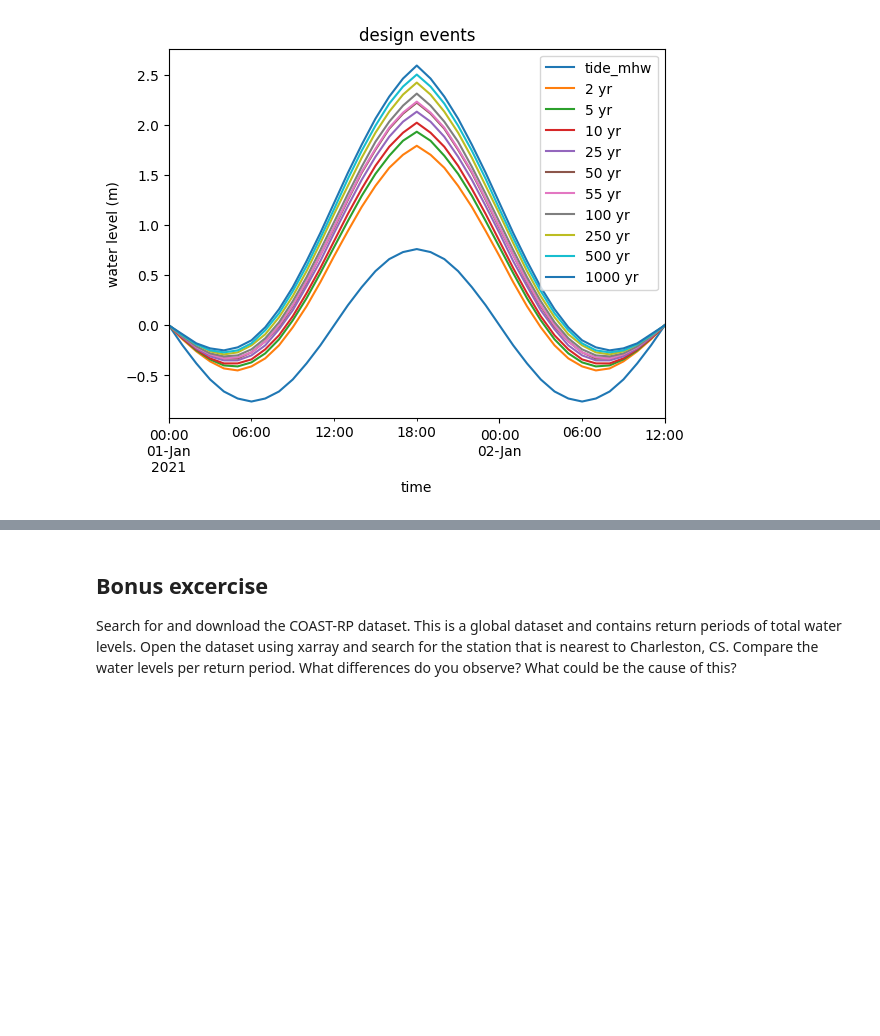
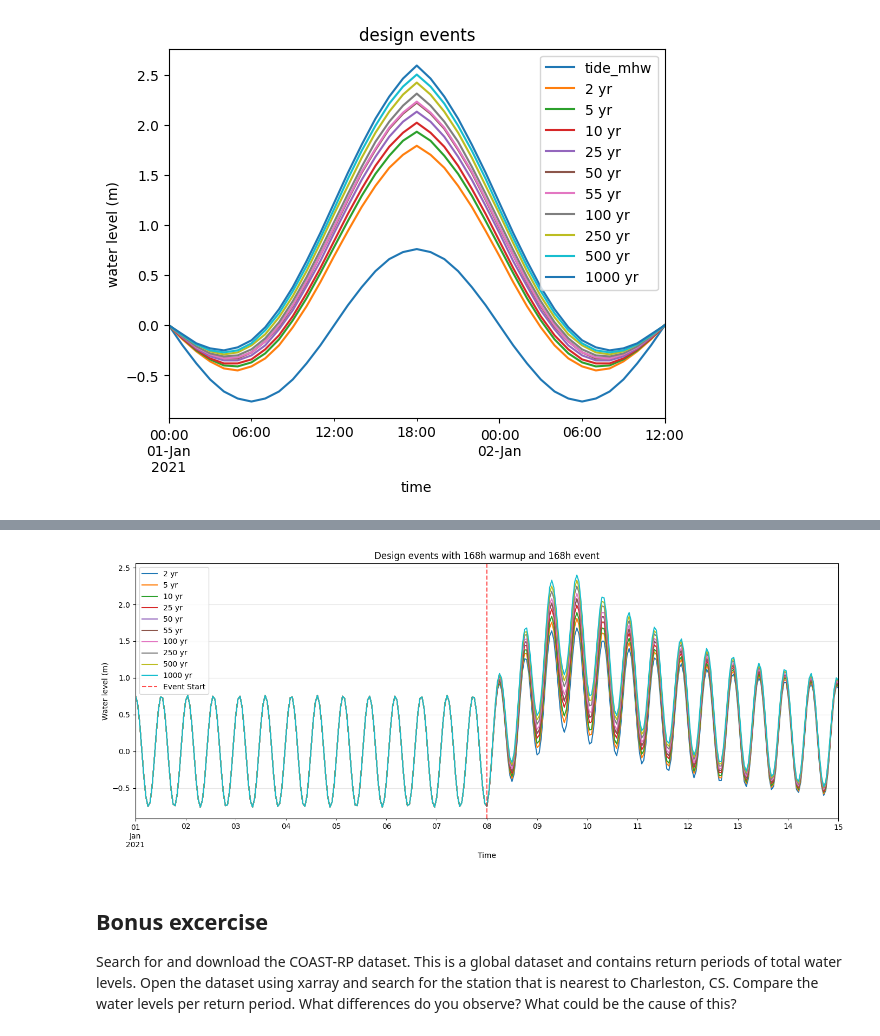
Before and after one commit to sd-59/Assignment_2_Coastal_flood_hazard_assessment-, a Jupyter notebook: notebooks/02_frequency_analysis_Fort_Pulaski.ipynb, the cells around one changed output, grey strips where cells are left out. Saved outputs shown, nothing was run; the diff lists cells and outputs as text; code cells hidden in the pictures; blank space fills up the shorter version.

Commit message:
Added warmup to freq datasets

```diff
--- a/notebooks/02_frequency_analysis_Fort_Pulaski.ipynb
+++ b/notebooks/02_frequency_analysis_Fort_Pulaski.ipynb
@@ -507,3 +507,90 @@ plt.ylabel('water level (m)')
 # %% [output]
 Text(0, 0.5, 'water level (m)')
 [figure]
+# %%
+import numpy as np
+import pandas as pd
+import matplotlib.pyplot as plt
+
+# User inputs
+warmup_duration = 168  # 7 days warmup (in hours)
+event_duration = 168   # 7 days event (in hours)
+mhw = 0.758
+
+# Total simulation duration
+total_duration = warmup_duration + event_duration
+
+# Create extended hydrograph with integer index first
+hydrograph = pd.DataFrame(
+    index = np.arange(0, total_duration+1),
+    data = {
+        'surge': np.zeros(total_duration+1),
+        'tide_mhw': np.cos(np.arange(0, total_duration+1)/12.42*2*np.pi)*mhw,
+    }
+)
+hydrograph.index.name = 'time'
+
+# Event period: surge starts after warmup
+peak_time = warmup_duration + 36  # Peak occurs 36 hours after event starts
+
+# Rising limb (from end of warmup to peak)
+rise_indices = np.arange(warmup_duration, peak_time+1)
+hydrograph.loc[rise_indices, 'surge'] = np.linspace(0, 1, len(rise_indices))
+
+# Recession limb (from peak to end) - exponential decay
+recession_indices = np.arange(peak_time, total_duration+1)
+recession_hours = np.arange(0, len(recession_indices))
+decay_rate = 0.015
+hydrograph.loc[recession_indices, 'surge'] = np.exp(-decay_rate * recession_hours)
+
+# IMPORTANT: Combine surge with tide for each return period
+# This applies to the ENTIRE time series (warmup + event)
+for rp in return_periods:
+    htot = df['absolute sealevel (m)'].loc[df['return periods (yrs)'] == rp].values[0]
+    surge_amplitude = htot - mhw
+    # This calculation applies to all rows, including warmup where surge=0
+    hydrograph[rp] = hydrograph['surge'] * surge_amplitude + hydrograph['tide_mhw']
+
+# BEFORE converting to datetime, verify warmup is included
+print("\nVerifying warmup period in return period columns:")
+print(hydrograph.iloc[:5])  # First 5 hours (warmup)
+print(f"\nAt warmup hour 0:")
+print(f"  surge: {hydrograph.loc[0, 'surge']}")
+print(f"  tide_mhw: {hydrograph.loc[0, 'tide_mhw']:.3f}")
+for rp in return_periods[:2]:  # Check first 2 return periods
+    print(f"  {rp}yr: {hydrograph.loc[0, rp]:.3f}")
+
+# Keep or drop surge and tide_mhw columns as needed
+# Option A: Keep them for reference
+# (no action needed)
+
+# Option B: Drop them to save only return period data
+hydrograph = hydrograph.drop(columns=['surge', 'tide_mhw'])
+
+# Convert to datetime
+t0 = pd.to_datetime('2021-01-01 00:00:00')
+hydrograph.index = pd.to_timedelta(hydrograph.index, unit='h') + t0
+hydrograph = hydrograph.round(2)
+
+# Save the design hydrographs to csv
+hydrograph.to_csv(obs_folder.joinpath(f'design_hydrographs_full_{station_id}.csv'))
+
+# Verify save
+print(f"\nSaved {len(hydrograph)} rows to CSV")
+print(f"Columns saved: {list(hydrograph.columns)}")
+
+# Plot
+event_start_time = t0 + pd.Timedelta(hours=warmup_duration)
+hydrograph_plot = hydrograph.rename(columns={rp: f'{rp} yr' for rp in return_periods})
+fig, ax = plt.subplots(1, 1, figsize=(14, 6))
+hydrograph_plot.plot(ax=ax)
+ax.axvline(event_start_time, color='red', linestyle='--', linewidth=1.5,
+           label='Event Start', alpha=0.7)
+ax.set_title(f'Design events with {warmup_duration}h warmup and {event_duration}h event')
+ax.set_ylabel('Water level (m)')
+ax.set_xlabel('Time')
+ax.grid(True, alpha=0.3)
+ax.legend()
+plt.tight_layout()
+plt.show()
+# %% [output]
@@ -510,3 +614,4 @@ Text(0, 0.5, 'water level (m)')
+[figure, added]
 # %% [markdown]
 ## Bonus excercise
 Search for and download the COAST-RP dataset. This is a global dataset and contains return periods of total water levels. Open the dataset using xarray and search for the station that is nearest to Charleston, CS. Compare the water levels per return period. What differences do you observe? What could be the cause of this?
```
Also changed, not shown: parts of 11 cells of this notebook, 3 other files.
